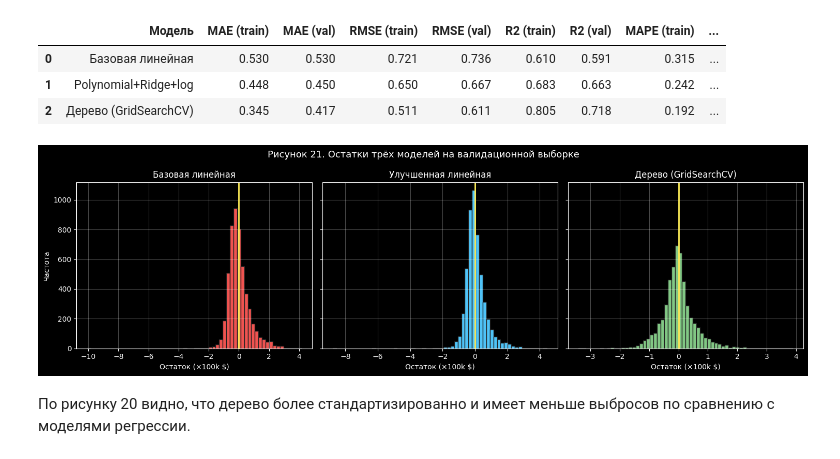
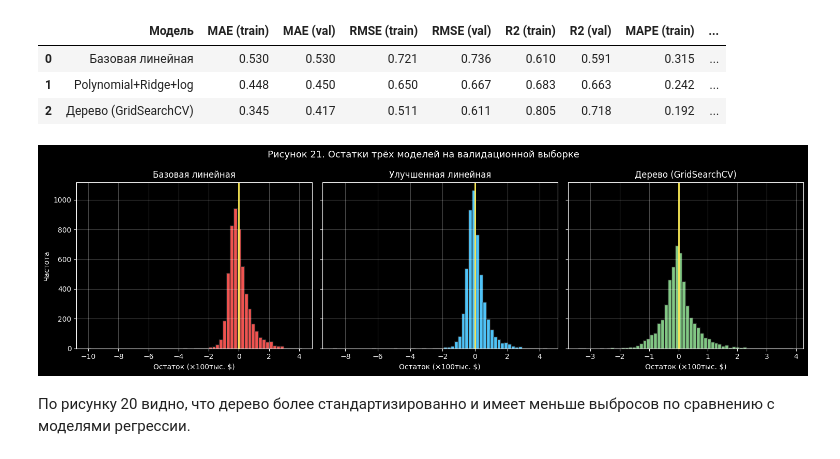
Before and after one commit to Artemonkey/ML_course_practice, a Jupyter notebook: 3. Regression models/experiments_with_regression_models.ipynb, the cells around one changed output. Saved outputs shown, nothing was run; the diff lists cells and outputs as text; code cells hidden in the pictures.

Commit message:
doc: translate thousands to russian for some plot labels

```diff
--- a/3. Regression models/experiments_with_regression_models.ipynb
+++ b/3. Regression models/experiments_with_regression_models.ipynb
@@ -968,29 +968,29 @@ final_compare.round(3)
 # %%
 fig_n = figure_counter()
 y_pred_tree = best_tree.predict(X_val)
 residuals_tree = y_val_cal - y_pred_tree
 
 fig, axes = plt.subplots(1, 3, figsize=(15, 4.5), sharey=True)
 fig.suptitle(f'Рисунок {fig_n}. Остатки трёх моделей на валидационной выборке', fontsize=13)
 
 axes[0].hist(residuals_baseline, bins=60, color='#EF5350', edgecolor='#212121')
 axes[0].set_title('Базовая линейная')
 
 axes[1].hist(residuals_improved, bins=60, color='#4FC3F7', edgecolor='#212121')
 axes[1].set_title('Улучшенная линейная')
 
 axes[2].hist(residuals_tree, bins=60, color='#81C784', edgecolor='#212121')
 axes[2].set_title('Дерево (GridSearchCV)')
 
 for ax in axes:
     ax.axvline(0, color='#FFEE58', linewidth=2)
-    ax.set_xlabel('Остаток (×100k $)')
+    ax.set_xlabel('Остаток (×100тыс. $)')
     ax.grid(True, alpha=0.3)
 axes[0].set_ylabel('Частота')
 
 plt.tight_layout(); plt.show()
 # %% [output]
-[figure, old version]
+[figure, new version]
 # %% [markdown]
 По рисунку 20 видно, что дерево более стандартизированно и имеет меньше выбросов по сравнению с  моделями регрессии.
 # %% [markdown]
```
Also changed, not shown: parts of 3 cells of this notebook.
